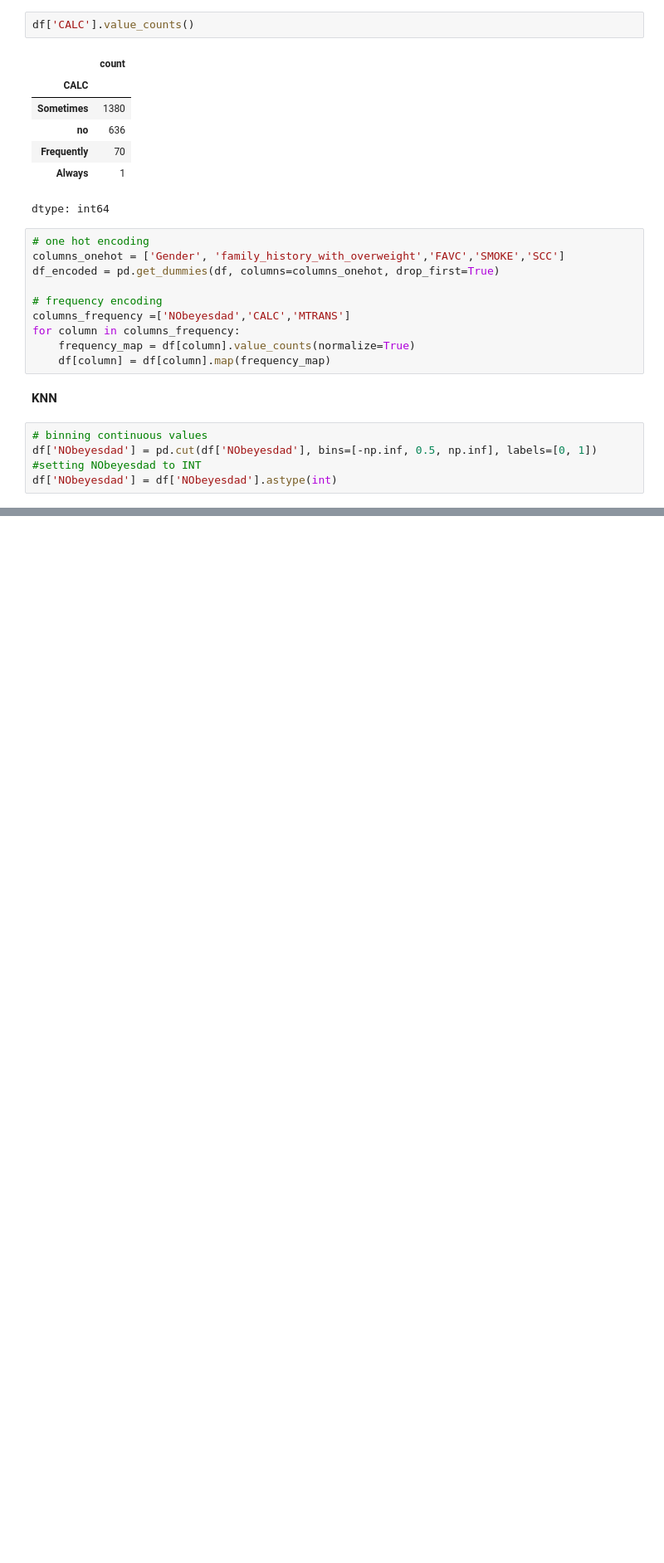
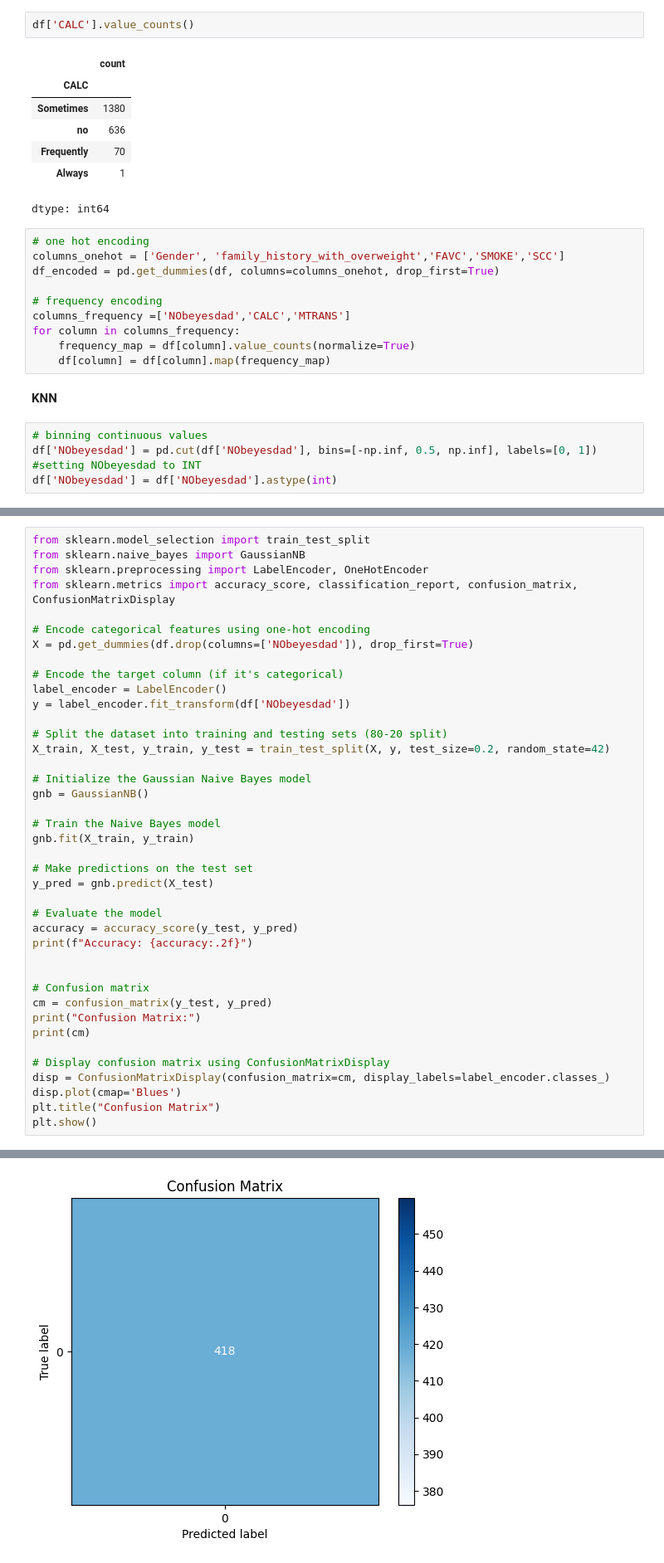
Before and after one commit to umiSirya/MachineLearning-1, a Jupyter notebook: Obesitylevel.ipynb, the cells around one changed output, grey strips where cells are left out. Shown: that part at 83% size. Cells and saved outputs as stored; diff of their text form; blank space fills up the shorter version.

```diff
--- a/Obesitylevel.ipynb
+++ b/Obesitylevel.ipynb
@@ -195,0 +196,41 @@ weighted avg       1.00      1.00      1.00       418
+# %%
+from sklearn.model_selection import train_test_split
+from sklearn.naive_bayes import GaussianNB
+from sklearn.preprocessing import LabelEncoder, OneHotEncoder
+from sklearn.metrics import accuracy_score, classification_report, confusion_matrix, ConfusionMatrixDisplay
+
+# Encode categorical features using one-hot encoding
+X = pd.get_dummies(df.drop(columns=['NObeyesdad']), drop_first=True)
+
+# Encode the target column (if it's categorical)
+label_encoder = LabelEncoder()
+y = label_encoder.fit_transform(df['NObeyesdad'])
+
+# Split the dataset into training and testing sets (80-20 split)
+X_train, X_test, y_train, y_test = train_test_split(X, y, test_size=0.2, random_state=42)
+
+# Initialize the Gaussian Naive Bayes model
+gnb = GaussianNB()
+
+# Train the Naive Bayes model
+gnb.fit(X_train, y_train)
+
+# Make predictions on the test set
+y_pred = gnb.predict(X_test)
+
+# Evaluate the model
+accuracy = accuracy_score(y_test, y_pred)
+print(f"Accuracy: {accuracy:.2f}")
+
+
+# Confusion matrix
+cm = confusion_matrix(y_test, y_pred)
+print("Confusion Matrix:")
+print(cm)
+
+# Display confusion matrix using ConfusionMatrixDisplay
+disp = ConfusionMatrixDisplay(confusion_matrix=cm, display_labels=label_encoder.classes_)
+disp.plot(cmap='Blues')
+plt.title("Confusion Matrix")
+plt.show()
+# %% [output]
@@ -195,0 +240 @@ weighted avg       1.00      1.00      1.00       418
+[figure, added]
```
Also changed, not shown: parts of 4 cells of this notebook.
